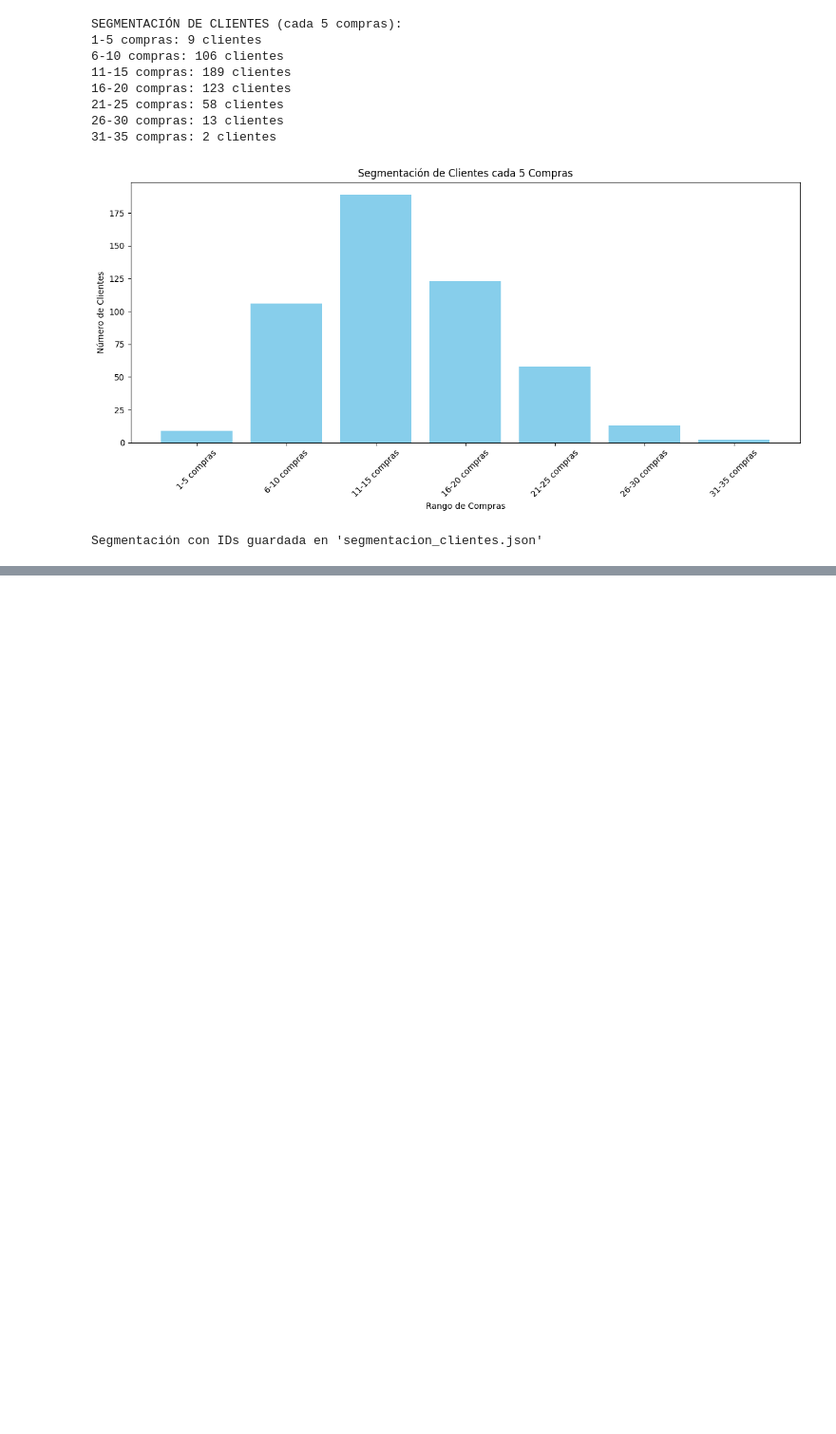
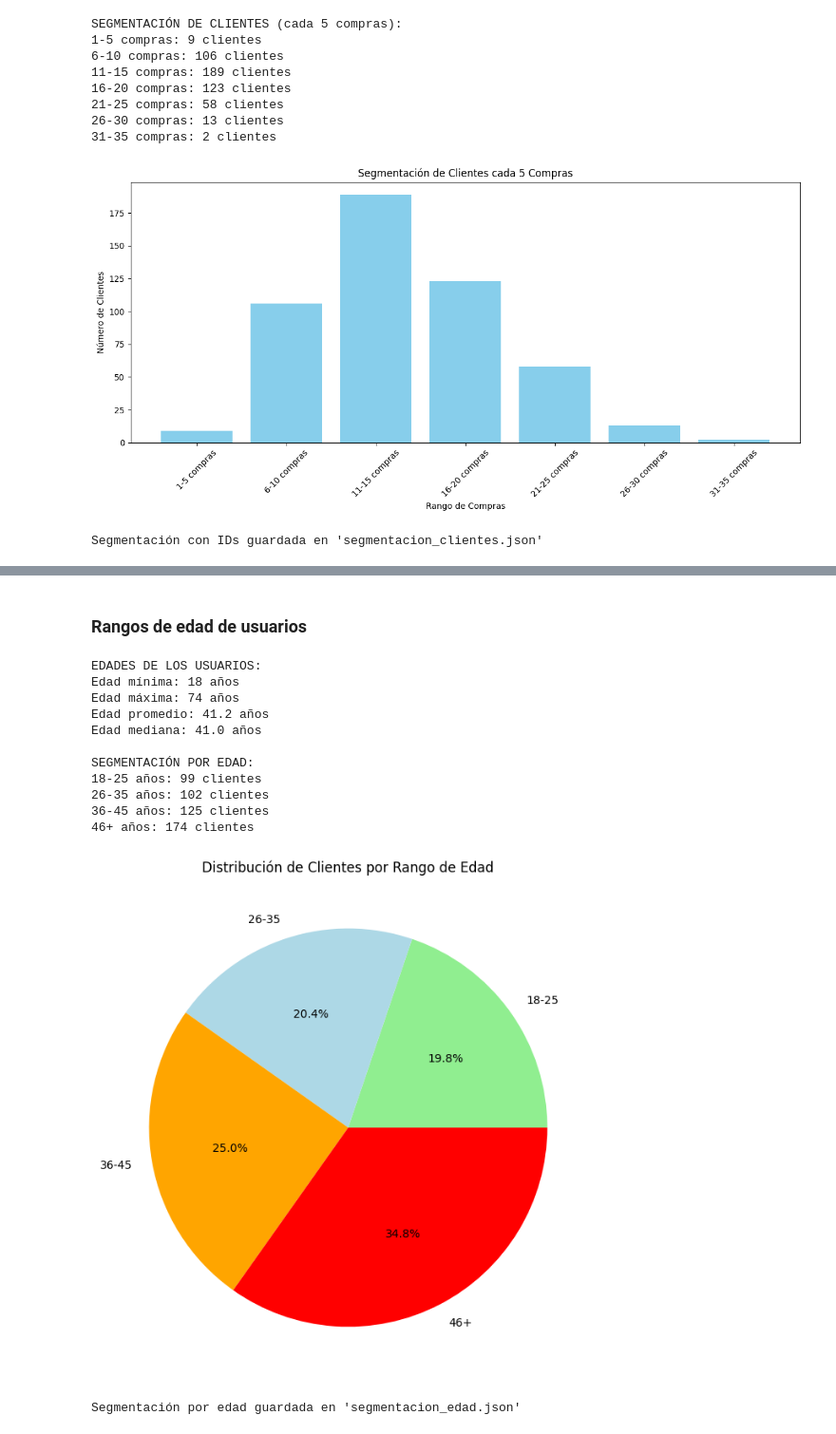
Before and after one commit to marflowersmar/ML25_MD_2025, a Jupyter notebook: src/ml25/P01_avance/Analisis_exploratorio.ipynb, the cells around one changed output, grey strips where cells are left out. Shown at 95% size. Cells and saved outputs as stored; diff of their text form; code cells hidden in the pictures; blank space fills up the shorter version.

```diff
--- a/src/ml25/P01_avance/Analisis_exploratorio.ipynb
+++ b/src/ml25/P01_avance/Analisis_exploratorio.ipynb
@@ -93,0 +148,75 @@ Segmentación con IDs guardada en 'segmentacion_clientes.json'
+# %% [markdown]
+### Rangos de edad de usuarios
+# %%
+current_date = pd.to_datetime('2025-09-21')
+df['edad'] = current_date.year - pd.to_datetime(df['customer_date_of_birth']).dt.year
+
+# Obtener edad por cliente único
+customer_ages = df.groupby('customer_id')['edad'].first()
+
+# Mostrar edades de usuarios
+print("EDADES DE LOS USUARIOS:")
+print(f"Edad mínima: {customer_ages.min()} años")
+print(f"Edad máxima: {customer_ages.max()} años")
+print(f"Edad promedio: {customer_ages.mean():.1f} años")
+print(f"Edad mediana: {customer_ages.median()} años")
+
+# Segmentación por rangos de edad
+rangos_edad = {
+    '18-25': (18, 25),
+    '26-35': (26, 35),
+    '36-45': (36, 45),
+    '46+': (46, customer_ages.max())
+}
+
+segmentacion_edad = {}
+
+for rango, (min_edad, max_edad) in rangos_edad.items():
+    if rango == '46+':
+        clientes_rango = customer_ages[customer_ages >= min_edad].index.tolist()
+    else:
+        clientes_rango = customer_ages[(customer_ages >= min_edad) & (customer_ages <= max_edad)].index.tolist()
+
+    if clientes_rango:
+        segmentacion_edad[f'edad_{rango}'] = {
+            'cantidad_clientes': len(clientes_rango),
+            'ids_clientes': clientes_rango,
+            'rango_edad': rango,
+            'edad_min': min_edad,
+            'edad_max': max_edad if rango != '46+' else None
+        }
+
+# Mostrar segmentos de edad
+print("\nSEGMENTACIÓN POR EDAD:")
+for segmento, info in segmentacion_edad.items():
+    print(f"{info['rango_edad']} años: {info['cantidad_clientes']} clientes")
+
+# Gráfico pie de edades
+rangos_display = [info['rango_edad'] for info in segmentacion_edad.values()]
+cantidades_edad = [info['cantidad_clientes'] for info in segmentacion_edad.values()]
+colors_edad = ['lightgreen', 'lightblue', 'orange', 'red']
+
+plt.figure(figsize=(8, 8))
+plt.pie(cantidades_edad, labels=rangos_display, autopct='%1.1f%%', colors=colors_edad)
+plt.title('Distribución de Clientes por Rango de Edad')
+plt.show()
+
+# Guardar segmentación de edad en JSON
+with open('segmentacion_edad.json', 'w') as f:
+    json.dump(segmentacion_edad, f, indent=2)
+
+print(f"\nSegmentación por edad guardada en 'segmentacion_edad.json'")
+# %% [output]
+EDADES DE LOS USUARIOS:
+Edad mínima: 18 años
+Edad máxima: 74 años
+Edad promedio: 41.2 años
+Edad mediana: 41.0 años
+
+SEGMENTACIÓN POR EDAD:
+18-25 años: 99 clientes
+26-35 años: 102 clientes
+36-45 años: 125 clientes
+46+ años: 174 clientes
+[figure, added]
+Segmentación por edad guardada en 'segmentacion_edad.json'
```
Also changed, not shown: parts of 3 cells of this notebook, 3 other files.
